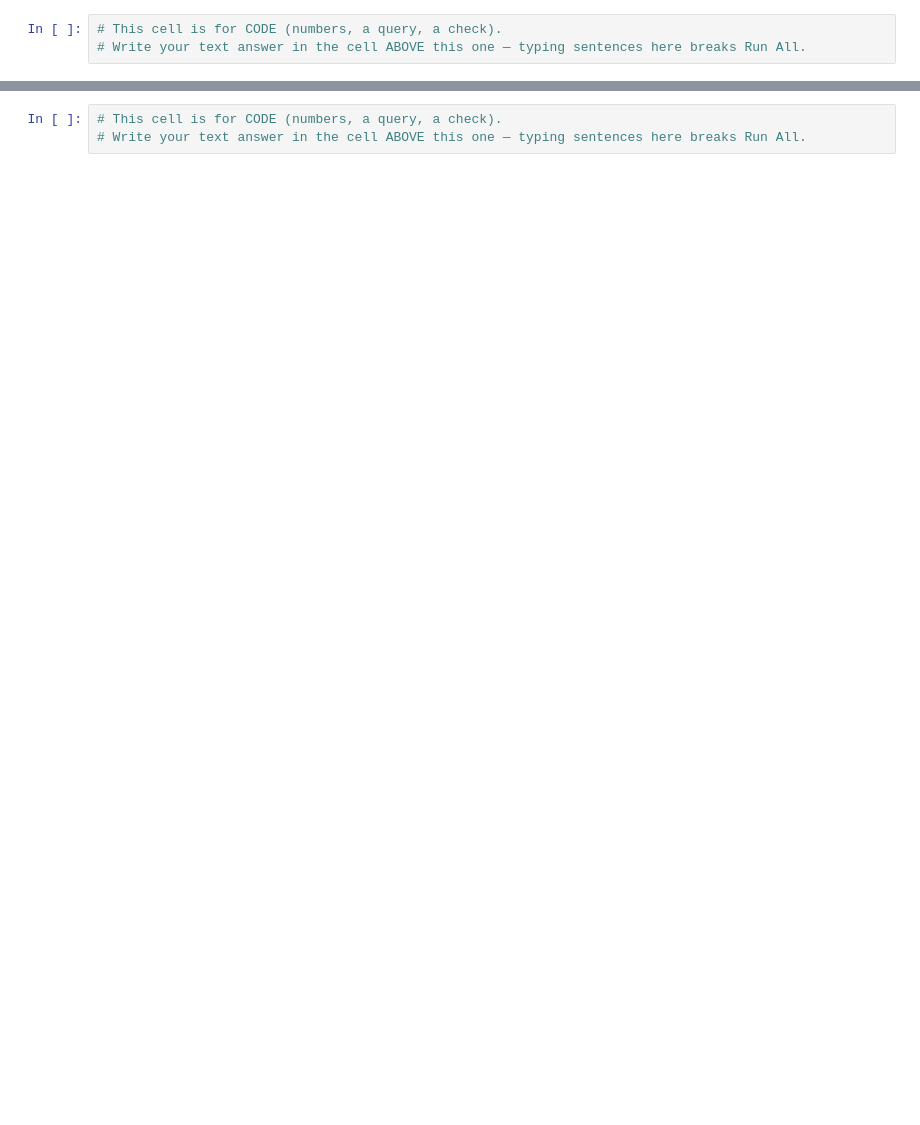
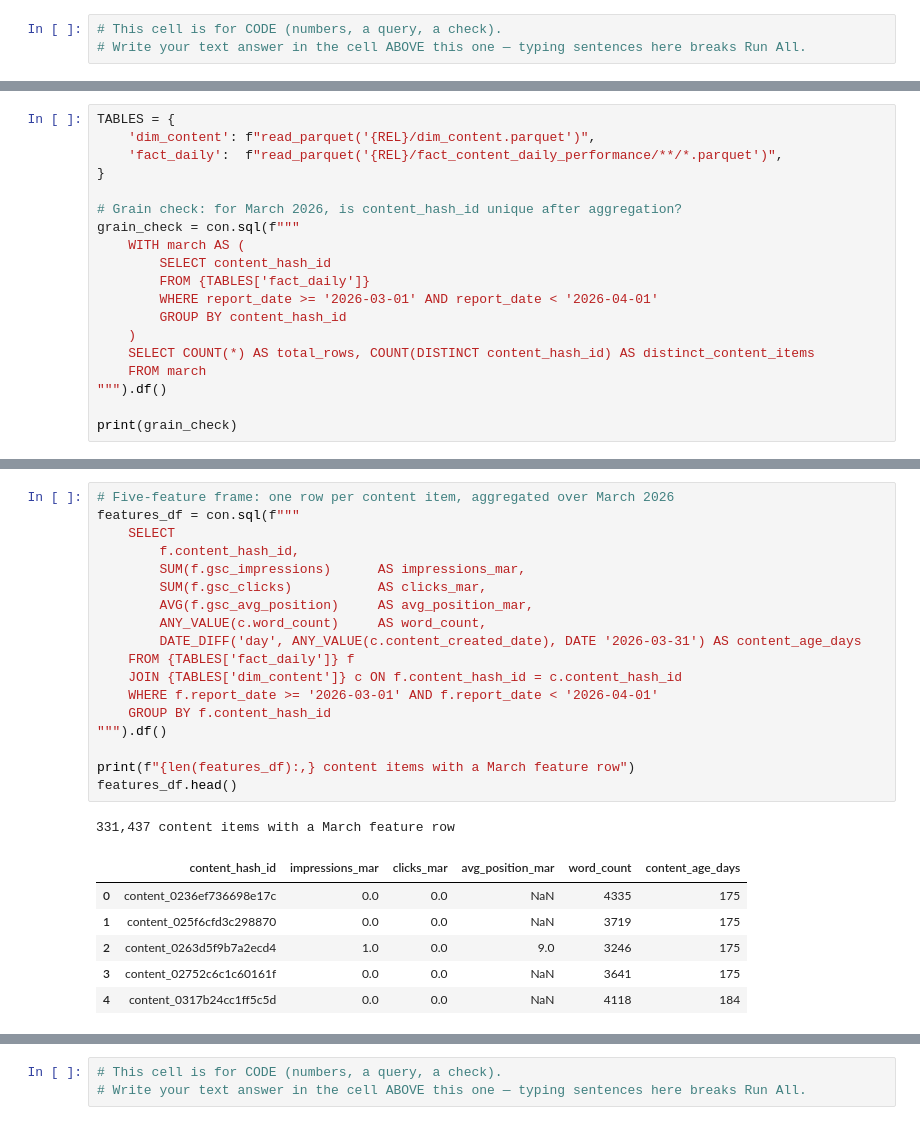
Before and after one commit to Anish494/flyrank_ai_first_assignment, a Jupyter notebook: work/notebooks/w03_data_contract.ipynb, the cells around one changed output, grey strips where cells are left out. Saved outputs shown, nothing was run; the diff lists cells and outputs as text; blank space fills up the shorter version.

```diff
--- a/work/notebooks/w03_data_contract.ipynb
+++ b/work/notebooks/w03_data_contract.ipynb
@@ -26,0 +76,19 @@ This skeleton is yours to fill. Work the sections **in order** — each one has
+# %%
+TABLES = {
+    'dim_content': f"read_parquet('{REL}/dim_content.parquet')",
+    'fact_daily':  f"read_parquet('{REL}/fact_content_daily_performance/**/*.parquet')",
+}
+
+# Grain check: for March 2026, is content_hash_id unique after aggregation?
+grain_check = con.sql(f"""
+    WITH march AS (
+        SELECT content_hash_id
+        FROM {TABLES['fact_daily']}
+        WHERE report_date >= '2026-03-01' AND report_date < '2026-04-01'
+        GROUP BY content_hash_id
+    )
+    SELECT COUNT(*) AS total_rows, COUNT(DISTINCT content_hash_id) AS distinct_content_items
+    FROM march
+""").df()
+
+print(grain_check)
@@ -26,0 +155,26 @@ This skeleton is yours to fill. Work the sections **in order** — each one has
+# %%
+# Five-feature frame: one row per content item, aggregated over March 2026
+features_df = con.sql(f"""
+    SELECT
+        f.content_hash_id,
+        SUM(f.gsc_impressions)      AS impressions_mar,
+        SUM(f.gsc_clicks)           AS clicks_mar,
+        AVG(f.gsc_avg_position)     AS avg_position_mar,
+        ANY_VALUE(c.word_count)     AS word_count,
+        DATE_DIFF('day', ANY_VALUE(c.content_created_date), DATE '2026-03-31') AS content_age_days
+    FROM {TABLES['fact_daily']} f
+    JOIN {TABLES['dim_content']} c ON f.content_hash_id = c.content_hash_id
+    WHERE f.report_date >= '2026-03-01' AND f.report_date < '2026-04-01'
+    GROUP BY f.content_hash_id
+""").df()
+
+print(f"{len(features_df):,} content items with a March feature row")
+features_df.head()
+# %% [output]
+331,437 content items with a March feature row
+|  | content_hash_id | impressions_mar | clicks_mar | avg_position_mar | word_count | content_age_days |
+| 0 | content_0236ef736698e17c | 0.0 | 0.0 | NaN | 4335 | 175 |
+| 1 | content_025f6cfd3c298870 | 0.0 | 0.0 | NaN | 3719 | 175 |
+| 2 | content_0263d5f9b7a2ecd4 | 1.0 | 0.0 | 9.0 | 3246 | 175 |
+| 3 | content_02752c6c1c60161f | 0.0 | 0.0 | NaN | 3641 | 175 |
+| 4 | content_0317b24cc1ff5c5d | 0.0 | 0.0 | NaN | 4118 | 184 |
```
Also changed, not shown: parts of 19 cells of this notebook.
